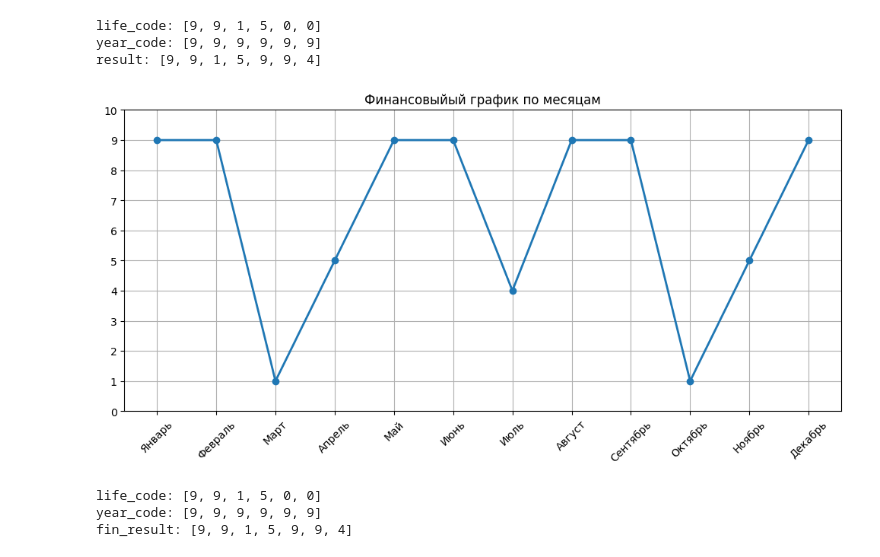
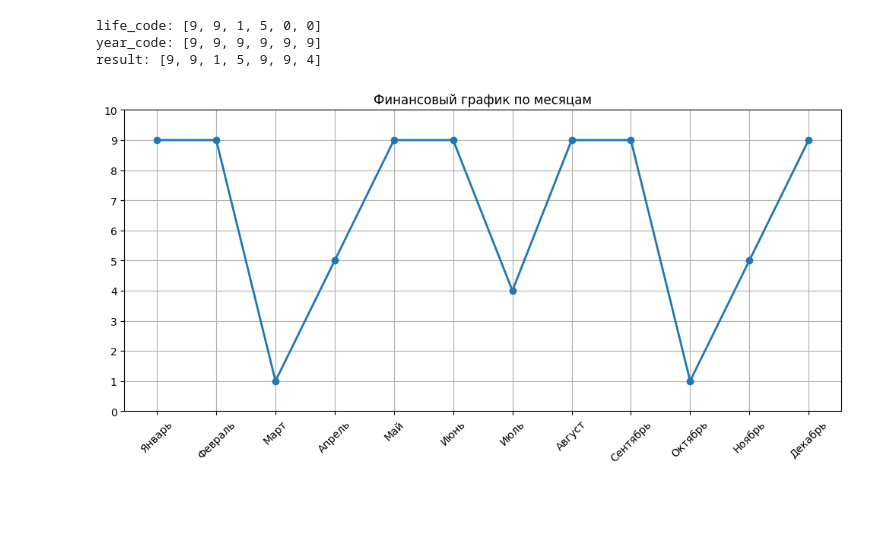
Before and after one commit to hishnick5/my_lessons, a Jupyter notebook: numerologiya/calc_financial_schedule.ipynb, the cells around one changed output. Cells and saved outputs as stored; diff of their text form; code cells hidden in the pictures; blank space fills up the shorter version.

```diff
--- a/numerologiya/calc_financial_schedule.ipynb
+++ b/numerologiya/calc_financial_schedule.ipynb
@@ -47,10 +47,10 @@ result: [9, 9, 1, 5, 9, 9, 4]
 import matplotlib.pyplot as plt
 
 # Входные данные
-input_date = '10.05.1983'
-input_year = '2025'
-father_name = 'Александр'
-your_name = 'Тимур'
+input_date = '10.05.1983' # input('Введите свою дату рождения')
+input_year = '2025' # input('Введите год для финансового прогноза')
+father_name = 'Александр' # input('Введите имя вашего отца')
+your_name = 'Тимур' # input('Введите своё имя')
 
 # Функция вычисления кода жизни
 def calculate_life_code(input_date: str) -> str:
@@ -75,40 +75,32 @@ def calculate_fin_code(life_code: str, year_code: str, name_diff: int) -> list[i
     ]
     result.append(name_diff)
     return result
 
 # Расчёты
 life_code = calculate_life_code(input_date)
 digit_name = calc_name_diff(father_name, your_name)
 digit_year = str(reduce_to_single_digit(input_year))
 year_code = digit_year * 6
 fin_result = calculate_fin_code(life_code, year_code, digit_name)
 
 # Подготовка данных для графика
 months = [
     'Январь', 'Февраль', 'Март', 'Апрель',
     'Май', 'Июнь', 'Июль', 'Август',
     'Сентябрь', 'Октябрь', 'Ноябрь', 'Декабрь'
 ]
 
 # Делаем повтор значений с начала списка на август-декабрь
 graph_values = fin_result + fin_result[:5]
 
 # Построение графика
 plt.figure(figsize=(10, 5))
 plt.plot(months, graph_values, marker='o', linewidth=2)
 plt.xticks(rotation=45)
 plt.yticks(range(0, 11))
 plt.grid(True)
 plt.tight_layout()
-plt.title('Финансовыйый график по месяцам')
+plt.title('Финансовый график по месяцам')
 plt.show()
-
-# Отладка
-print("life_code:", list(map(int, life_code)))
-print("year_code:", list(map(int, year_code)))
-print("fin_result:", fin_result)
 # %% [output]
-[figure, old version]
+[figure, new version]
-life_code: [9, 9, 1, 5, 0, 0]
-year_code: [9, 9, 9, 9, 9, 9]
-fin_result: [9, 9, 1, 5, 9, 9, 4]
```
Also changed, not shown: 1 other file.
